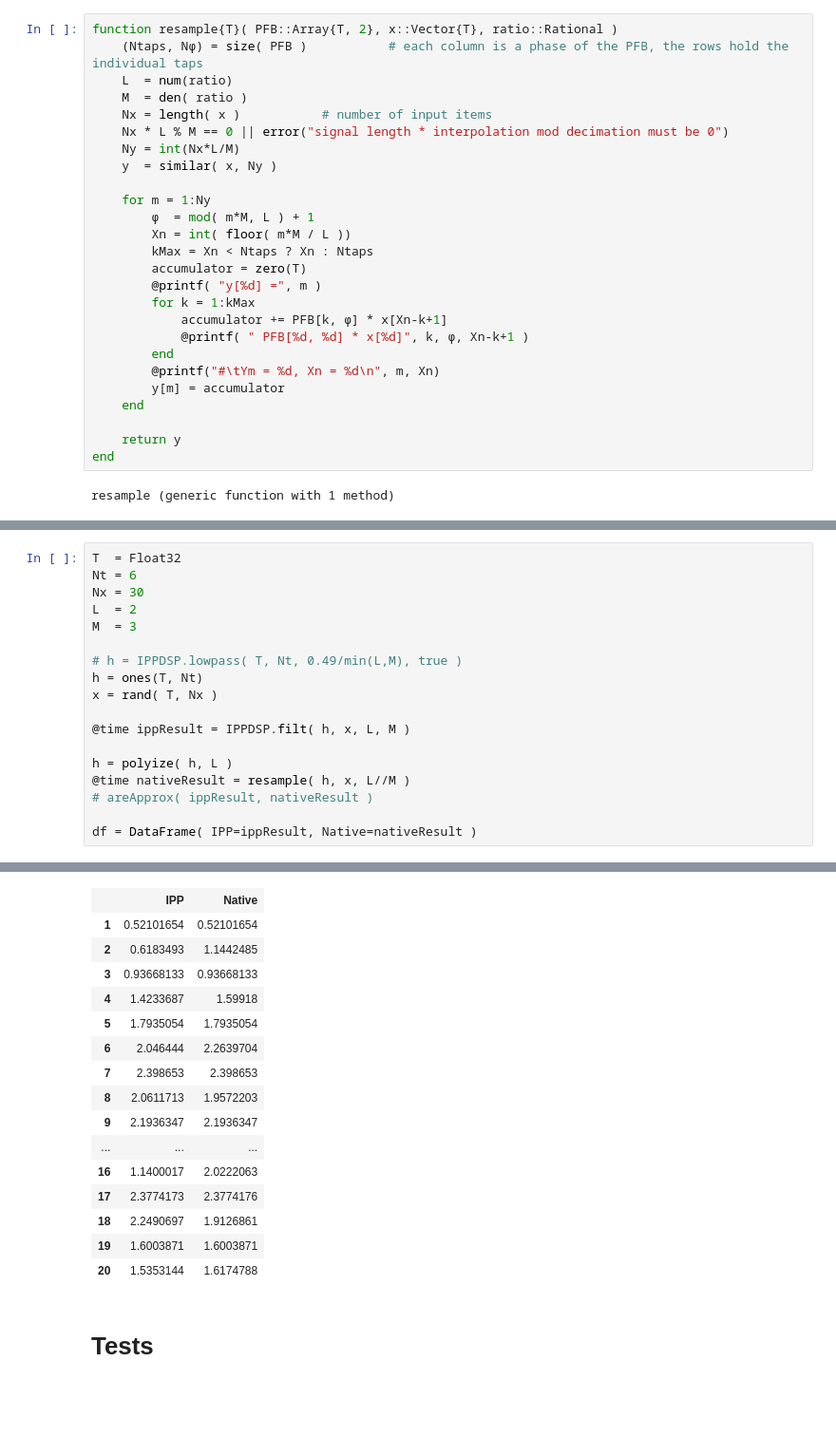
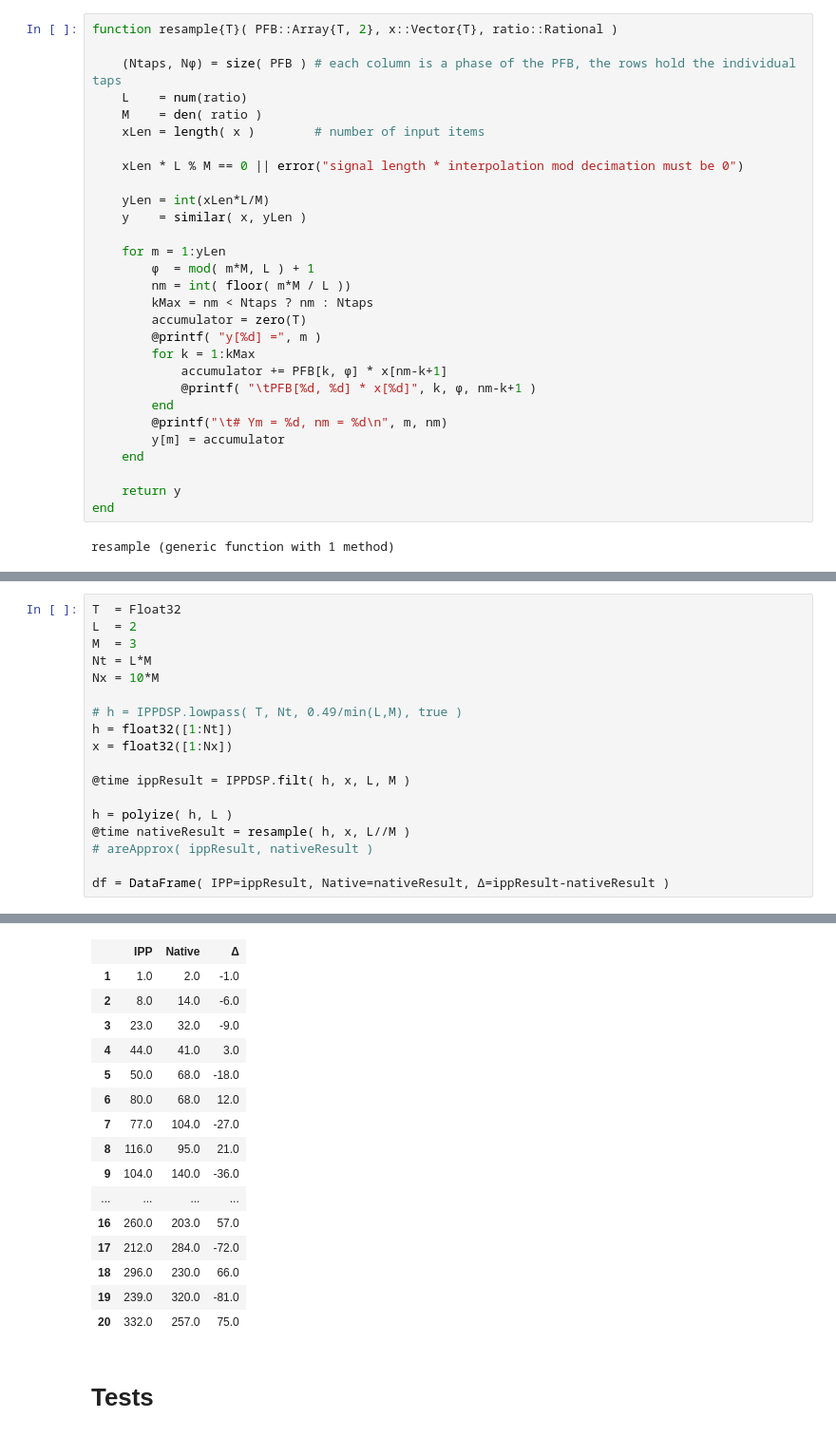
Before and after one commit to JayKickliter/Notebooks, a Jupyter notebook: Polyphase.ipynb, the cells around one changed output, grey strips where cells are left out. Shown at 95% size. Saved outputs shown, nothing was run; the diff lists cells and outputs as text; blank space fills up the shorter version.

```diff
--- a/Polyphase.ipynb
+++ b/Polyphase.ipynb
@@ -127,25 +127,28 @@ elapsed time: 0.168131538 seconds (7976692 bytes allocated)
 ![Rational Resampling Diagram](http://cnx.org/content/m10443/latest/m10443fig3.png "Rational Resampling Diagram")[source](http://cnx.org/content/m10443/latest/)
 # %%
 function resample{T}( PFB::Array{T, 2}, x::Vector{T}, ratio::Rational )
-    (Ntaps, Nφ) = size( PFB )           # each column is a phase of the PFB, the rows hold the individual taps
-    L  = num(ratio)
-    M  = den( ratio )
-    Nx = length( x )           # number of input items
-    Nx * L % M == 0 || error("signal length * interpolation mod decimation must be 0")
-    Ny = int(Nx*L/M)
-    y  = similar( x, Ny )
 
-    for m = 1:Ny
+    (Ntaps, Nφ) = size( PFB ) # each column is a phase of the PFB, the rows hold the individual taps
+    L    = num(ratio)
+    M    = den( ratio )
+    xLen = length( x )        # number of input items
+
+    xLen * L % M == 0 || error("signal length * interpolation mod decimation must be 0")
+
+    yLen = int(xLen*L/M)
+    y    = similar( x, yLen )
+
+    for m = 1:yLen
         φ  = mod( m*M, L ) + 1
-        Xn = int( floor( m*M / L ))
-        kMax = Xn < Ntaps ? Xn : Ntaps
+        nm = int( floor( m*M / L ))
+        kMax = nm < Ntaps ? nm : Ntaps
         accumulator = zero(T)
         @printf( "y[%d] =", m )
         for k = 1:kMax
-            accumulator += PFB[k, φ] * x[Xn-k+1]
-            @printf( " PFB[%d, %d] * x[%d]", k, φ, Xn-k+1 )
+            accumulator += PFB[k, φ] * x[nm-k+1]
+            @printf( "\tPFB[%d, %d] * x[%d]", k, φ, nm-k+1 )
         end
-        @printf("#\tYm = %d, Xn = %d\n", m, Xn)
+        @printf("\t# Ym = %d, nm = %d\n", m, nm)
         y[m] = accumulator
     end
 
@@ -158,13 +161,13 @@ resample (generic function with 1 method)
 # %%
 T  = Float32
-Nt = 6
-Nx = 30
 L  = 2
 M  = 3
+Nt = L*M
+Nx = 10*M
 
 # h = IPPDSP.lowpass( T, Nt, 0.49/min(L,M), true )
-h = ones(T, Nt)
-x = rand( T, Nx )
+h = float32([1:Nt])
+x = float32([1:Nx])
 
 @time ippResult = IPPDSP.filt( h, x, L, M )
 
@@ -172,5 +175,5 @@ h = polyize( h, L )
 @time nativeResult = resample( h, x, L//M )
 # areApprox( ippResult, nativeResult )
 
-df = DataFrame( IPP=ippResult, Native=nativeResult )
+df = DataFrame( IPP=ippResult, Native=nativeResult, Δ=ippResult-nativeResult )
 # %% [output]
@@ -194,19 +197,19 @@ elapsed time: 0.311729053 seconds (5424532 bytes allocated)
-|  | IPP | Native |
-| 1 | 0.52101654 | 0.52101654 |
-| 2 | 0.6183493 | 1.1442485 |
-| 3 | 0.93668133 | 0.93668133 |
-| 4 | 1.4233687 | 1.59918 |
-| 5 | 1.7935054 | 1.7935054 |
-| 6 | 2.046444 | 2.2639704 |
-| 7 | 2.398653 | 2.398653 |
-| 8 | 2.0611713 | 1.9572203 |
-| 9 | 2.1936347 | 2.1936347 |
-| ... | ... | ... |
-| 16 | 1.1400017 | 2.0222063 |
-| 17 | 2.3774173 | 2.3774176 |
-| 18 | 2.2490697 | 1.9126861 |
-| 19 | 1.6003871 | 1.6003871 |
-| 20 | 1.5353144 | 1.6174788 |
+|  | IPP | Native | Δ |
+| 1 | 1.0 | 2.0 | -1.0 |
+| 2 | 8.0 | 14.0 | -6.0 |
+| 3 | 23.0 | 32.0 | -9.0 |
+| 4 | 44.0 | 41.0 | 3.0 |
+| 5 | 50.0 | 68.0 | -18.0 |
+| 6 | 80.0 | 68.0 | 12.0 |
+| 7 | 77.0 | 104.0 | -27.0 |
+| 8 | 116.0 | 95.0 | 21.0 |
+| 9 | 104.0 | 140.0 | -36.0 |
+| ... | ... | ... | ... |
+| 16 | 260.0 | 203.0 | 57.0 |
+| 17 | 212.0 | 284.0 | -72.0 |
+| 18 | 296.0 | 230.0 | 66.0 |
+| 19 | 239.0 | 320.0 | -81.0 |
+| 20 | 332.0 | 257.0 | 75.0 |
 # %% [markdown]
 # Tests
 # %% [markdown]
```
Also changed, not shown: parts of 7 cells of this notebook.
